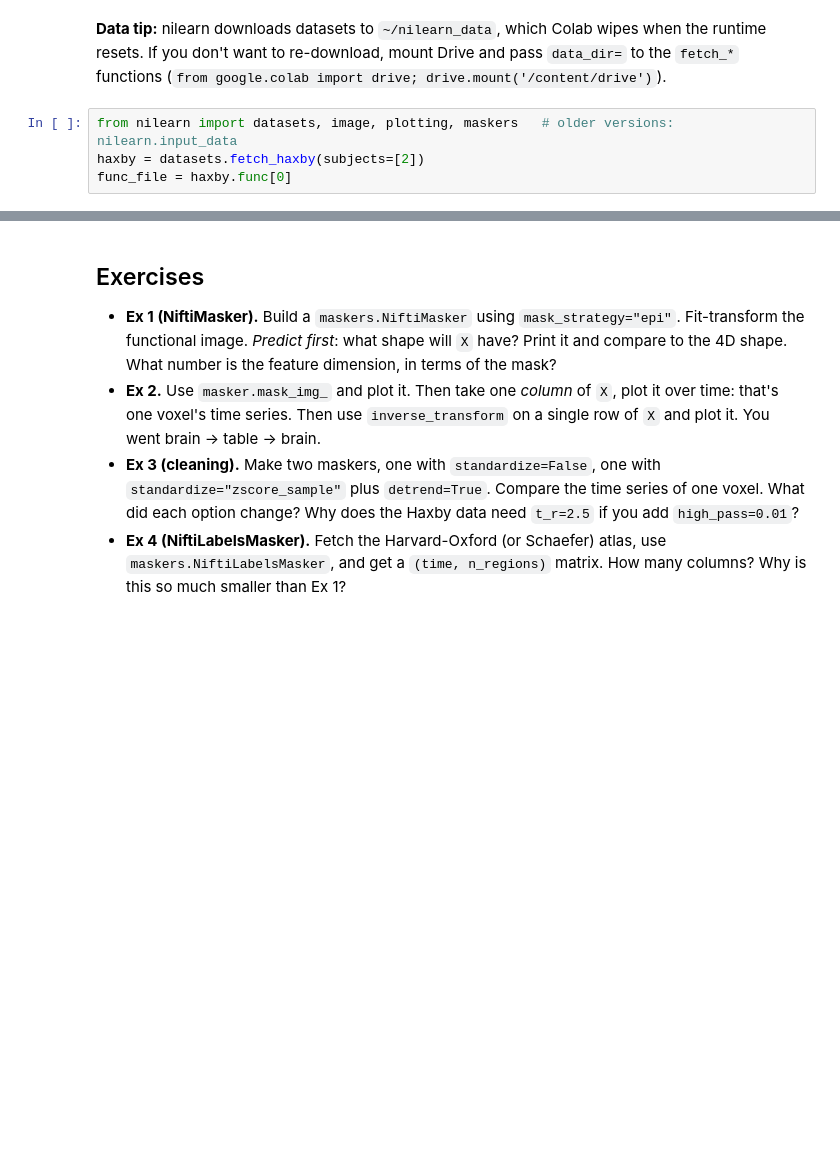
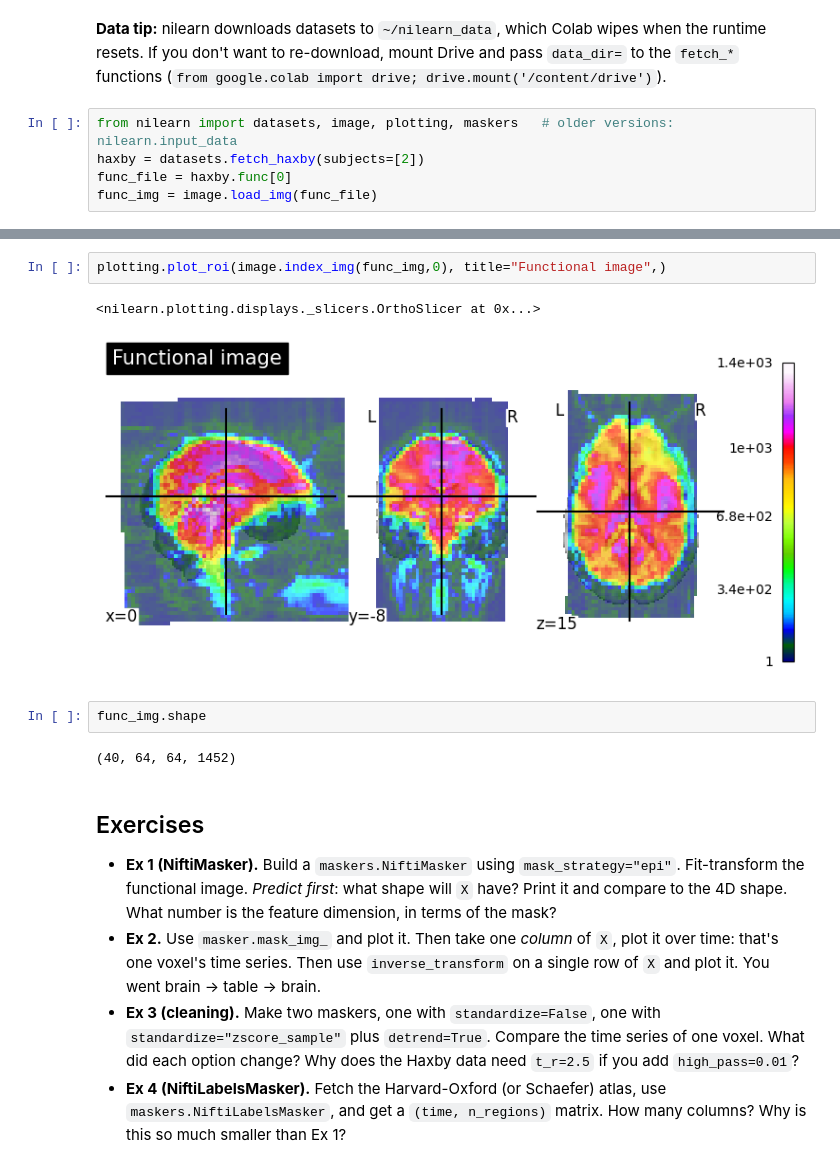
Before and after one commit to theknuckle/nilearn-crash-course, a Jupyter notebook: 02_maskers.ipynb, the cells around one changed output, grey strips where cells are left out. Cells and saved outputs as stored; diff of their text form; blank space fills up the shorter version.

```diff
--- a/02_maskers.ipynb
+++ b/02_maskers.ipynb
@@ -31,3 +36,4 @@ If you don't want to re-download, mount Drive and pass `data_dir=` to the `fetch
 from nilearn import datasets, image, plotting, maskers   # older versions: nilearn.input_data
 haxby = datasets.fetch_haxby(subjects=[2])
 func_file = haxby.func[0]
+func_img = image.load_img(func_file)
@@ -34,3 +54,12 @@ func_file = haxby.func[0]
+# %%
+plotting.plot_roi(image.index_img(func_img,0), title="Functional image",)
+# %% [output]
+<nilearn.plotting.displays._slicers.OrthoSlicer at 0x...>
+[figure, added]
+# %%
+func_img.shape
+# %% [output]
+(40, 64, 64, 1452)
 # %% [markdown]
 ## Exercises
 - **Ex 1 (NiftiMasker).** Build a `maskers.NiftiMasker` using `mask_strategy="epi"`. Fit-transform the functional image. *Predict first*: what shape will `X` have? Print it and compare to the 4D shape. What number is the feature dimension, in terms of the mask?
```
Also changed, not shown: parts of 23 cells of this notebook.
